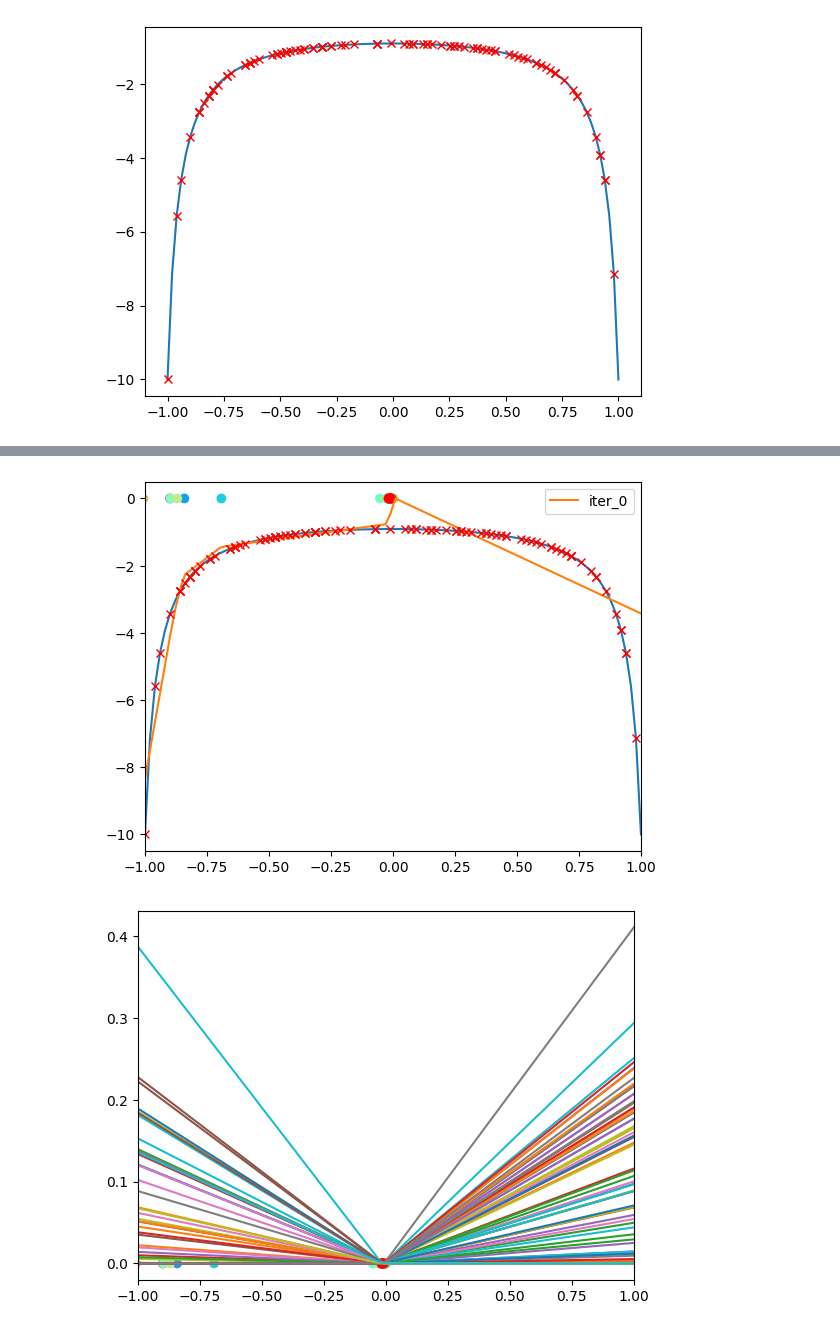
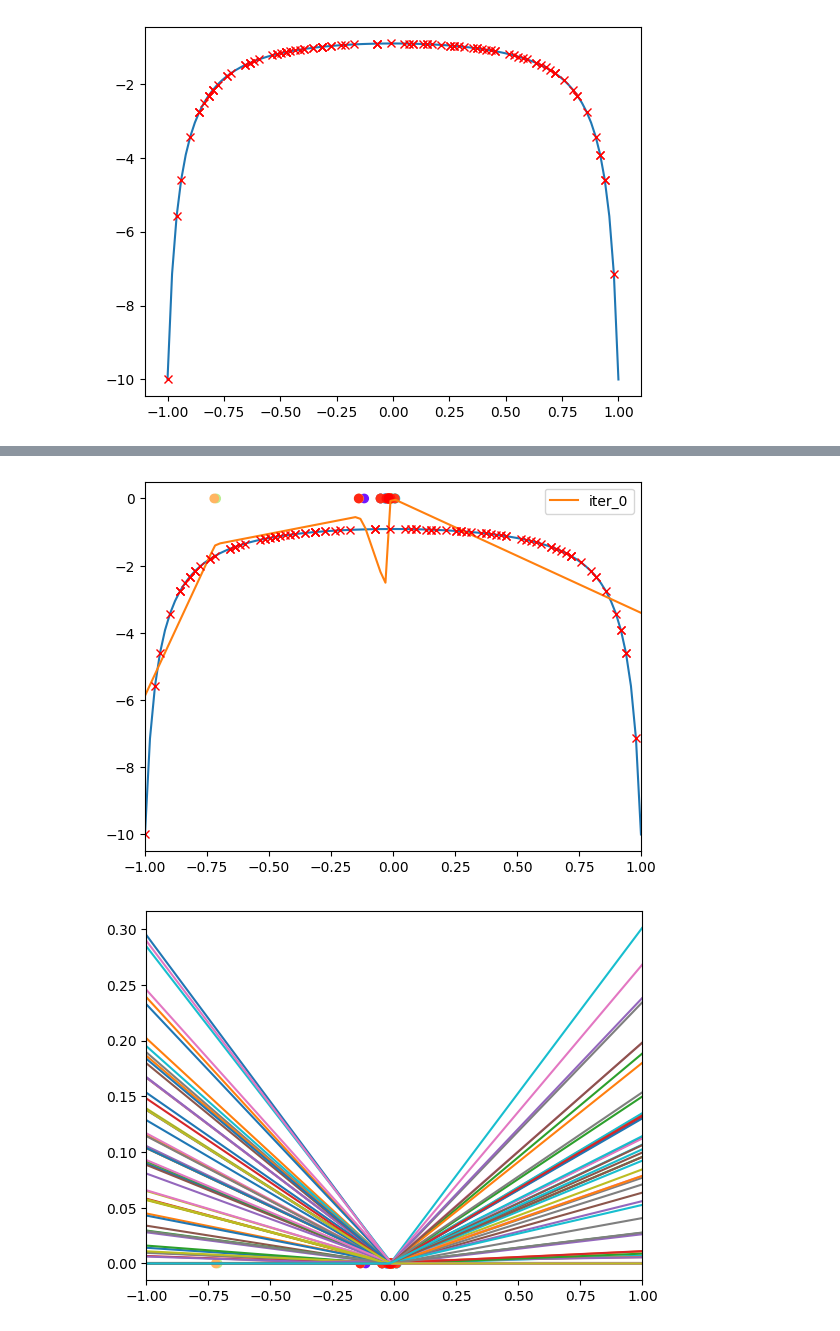
Before and after one commit to emmt1998/Improving_initialization, a Jupyter notebook: jax_nn_1d_init.ipynb, the cells around one changed output, grey strips where cells are left out. Drawn from its saved outputs; the diff is of its cells as text; code cells hidden in the pictures.

```diff
--- a/jax_nn_1d_init.ipynb
+++ b/jax_nn_1d_init.ipynb
@@ -146,7 +176,7 @@ def init_params_modi(layers, key):
     bs.append(-W[0]*c)
   return [Ws, bs]
 
-params_glorot = init_params(layers, key)
+params_glorot = init_params(layers, key, init='glorot_normal', activation='relu')
 
 opt_init, opt_update, get_params = optimizers.adam(lr)
 opt_state = opt_init(params_glorot)
@@ -214,4 +244,4 @@ plt_state(params)
-[figure, old version]
+[figure, new version]
-[figure, old version]
+[figure, new version]
 [figure]
 [figure]
```
Also changed, not shown: parts of 7 cells of this notebook.
